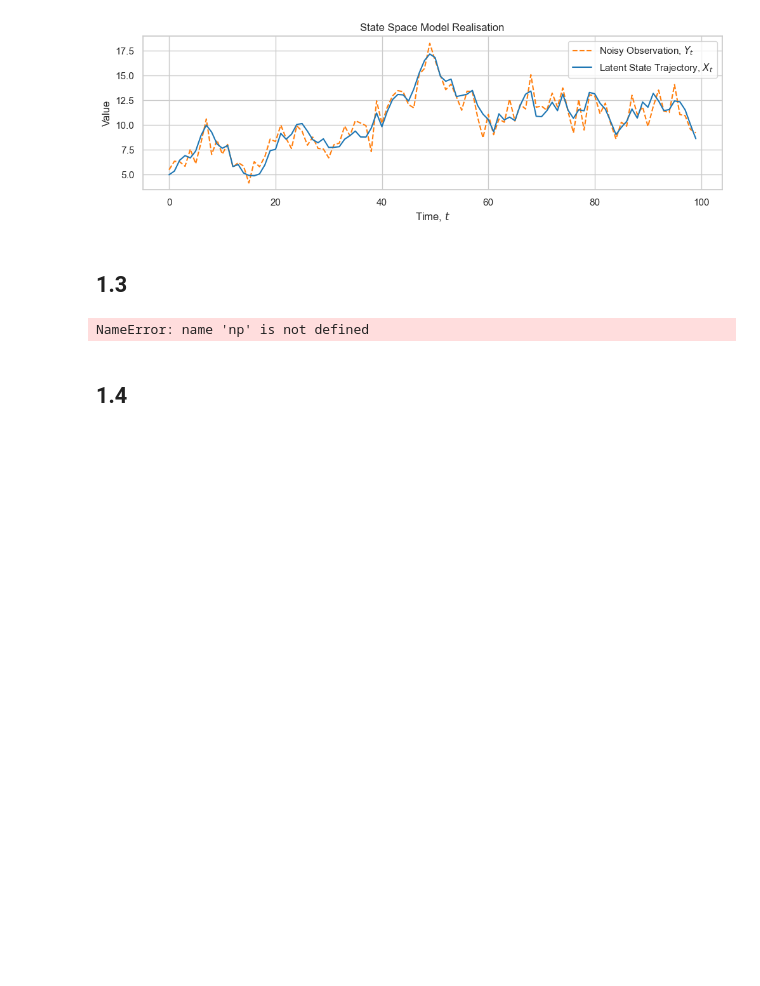
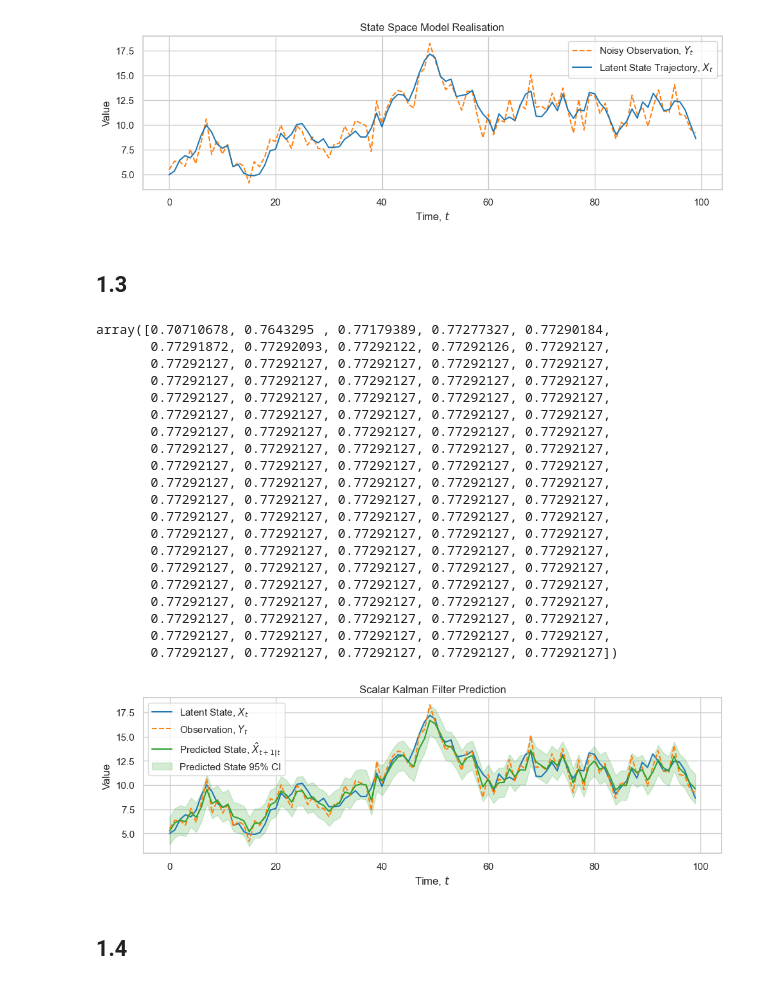
Before and after one commit to JeppeKlitgaard/DTU-02613-TimeSeries, a Jupyter notebook: Assignment4/JK_1.ipynb, the cells around one changed output. Cells and saved outputs as stored; diff of their text form; code cells hidden in the pictures; blank space fills up the shorter version.

```diff
--- a/Assignment4/JK_1.ipynb
+++ b/Assignment4/JK_1.ipynb
@@ -84,6 +89,7 @@ plt.savefig(OUTPUT_DIR / "1_2_realisation.png", dpi=DPI_EXPORT, bbox_inches="tig
 # %% [markdown]
 ## 1.3
 # %%
+@numba.jit(nopython=True, nogil=True)
 def my_kalman_filter(
     y,  # array-like, observations y_t
     theta,  # (a, b, c), model parameters for state equation
@@ -143,34 +149,54 @@ result = my_kalman_filter(
 )
 
 # Plot
 plt.figure(figsize=(10, 3.5))
 plt.plot(X_t, label="Latent State, $X_t$", c="tab:blue")
 plt.plot(Y_t, label="Observation, $Y_t$", c="tab:orange", ls="--")
 plt.plot(result["x_filt"], label="Predicted State, $\\hat{X}_{t+1|t}$", c="tab:green")
 
 # Calculate 95% confidence intervals
 lower_bound = result["x_filt"] - 1.96 * np.sqrt(result["P_filt"])
 upper_bound = result["x_filt"] + 1.96 * np.sqrt(result["P_filt"])
 plt.fill_between(
     range(n),
     lower_bound,
     upper_bound,
     color="tab:green",
     alpha=0.2,
     label="Predicted State 95% CI",
 )
 
 
 plt.title("Scalar Kalman Filter Prediction")
 plt.xlabel("Time, $t$")
 plt.ylabel("Value")
 plt.legend()
 plt.tight_layout()
 plt.savefig(OUTPUT_DIR / "1_3_kalman_filter.png", dpi=DPI_EXPORT, bbox_inches="tight")
 
 np.sqrt(result["P_filt"])
 # %% [output]
-NameError: name 'np' is not defined
+array([0.70710678, 0.7643295 , 0.77179389, 0.77277327, 0.77290184,
+       0.77291872, 0.77292093, 0.77292122, 0.77292126, 0.77292127,
+       0.77292127, 0.77292127, 0.77292127, 0.77292127, 0.77292127,
+       0.77292127, 0.77292127, 0.77292127, 0.77292127, 0.77292127,
+       0.77292127, 0.77292127, 0.77292127, 0.77292127, 0.77292127,
+       0.77292127, 0.77292127, 0.77292127, 0.77292127, 0.77292127,
+       0.77292127, 0.77292127, 0.77292127, 0.77292127, 0.77292127,
+       0.77292127, 0.77292127, 0.77292127, 0.77292127, 0.77292127,
+       0.77292127, 0.77292127, 0.77292127, 0.77292127, 0.77292127,
+       0.77292127, 0.77292127, 0.77292127, 0.77292127, 0.77292127,
+       0.77292127, 0.77292127, 0.77292127, 0.77292127, 0.77292127,
+       0.77292127, 0.77292127, 0.77292127, 0.77292127, 0.77292127,
+       0.77292127, 0.77292127, 0.77292127, 0.77292127, 0.77292127,
+       0.77292127, 0.77292127, 0.77292127, 0.77292127, 0.77292127,
+       0.77292127, 0.77292127, 0.77292127, 0.77292127, 0.77292127,
+       0.77292127, 0.77292127, 0.77292127, 0.77292127, 0.77292127,
+       0.77292127, 0.77292127, 0.77292127, 0.77292127, 0.77292127,
+       0.77292127, 0.77292127, 0.77292127, 0.77292127, 0.77292127,
+       0.77292127, 0.77292127, 0.77292127, 0.77292127, 0.77292127,
+       0.77292127, 0.77292127, 0.77292127, 0.77292127, 0.77292127])
+[figure, added]
 # %% [markdown]
 ## 1.4
 # %%
```
Also changed, not shown: parts of 15 cells of this notebook, 17 other files.
